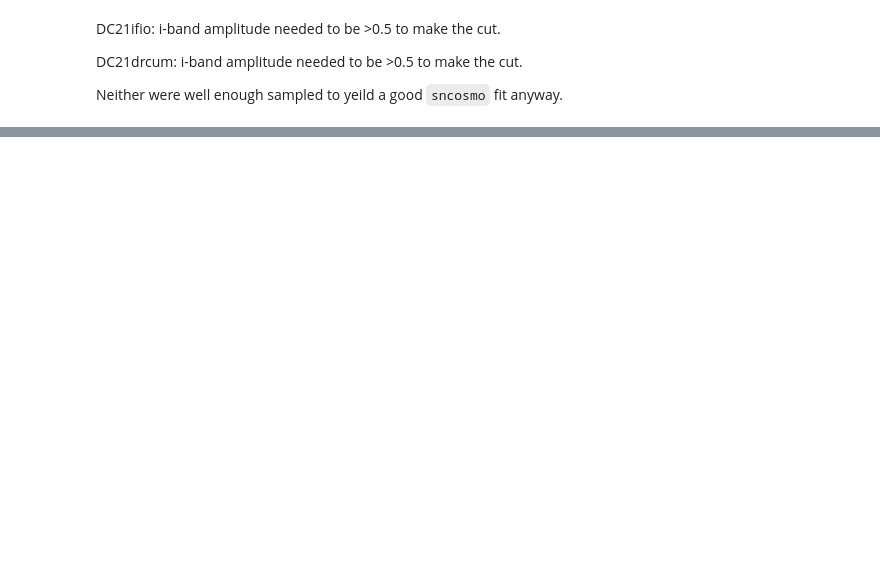
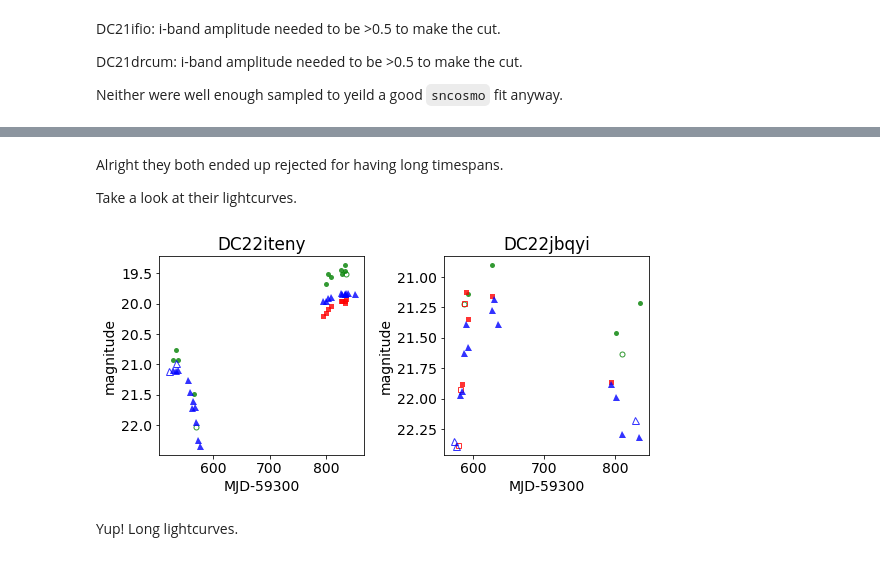
Before and after one commit to MelissaGraham/decam_ddf_tools, a Jupyter notebook: transients_science/SNIa/1_create_potential_snia_list.ipynb, the cells around one changed output, grey strips where cells are left out. Drawn from its saved outputs; the diff is of its cells as text; code cells hidden in the pictures; blank space fills up the shorter version.

```diff
--- a/transients_science/SNIa/1_create_potential_snia_list.ipynb
+++ b/transients_science/SNIa/1_create_potential_snia_list.ipynb
@@ -281,7 +295,8 @@ for x in range(len(sx)):
         plt.plot(candLC_mjd[cx0]-59300., candLC_mag[cx0],
                  all_fshapes[f], ms=all_fsizes[f], mew=0, alpha=0.8, color=all_fcolors[f], label=filt)
         plt.plot(candLC_mjd[cx1]-59300., candLC_mag[cx1],
-                 all_fshapes[f], ms=all_fsizes[f], mew=1, alpha=0.8, color='none', mec=all_fcolors[f], label=filt+' (R/B<0.4)')
+                 all_fshapes[f], ms=all_fsizes[f], mew=1, alpha=0.8, color='none', mec=all_fcolors[f],
+                 label=filt+' (R/B<0.4)')
         plt.plot(candLC_mjd[cx2]-59300., candLC_mag[cx2],
                  all_fshapes[f], ms=all_fsizes[f]-1, mew=0, alpha=0.4, color=all_fcolors[f])
         if f == 0:
@@ -407,0 +444,14 @@ Neither were well enough sampled to yeild a good `sncosmo` fit anyway.
+# %%
+for cand in ['DC22iteny', 'DC22jbqyi']:
+    cx = np.where(cand == paramLC_candid)[0]
+    if len(cx) == 1:
+        print(cand)
+        print('tspan   %4i %4i %4i %4i' % (paramLC_tspan[cx[0]], paramLC_tspan_g[cx[0]],
+                                           paramLC_tspan_r[cx[0]], paramLC_tspan_i[cx[0]]))
+        # print('minmag  %4.1f %4.1f %4.1f %4.1f' % (paramLC_minmag[cx[0]], paramLC_minmag_g[cx[0]],
+        #                                            paramLC_minmag_r[cx[0]], paramLC_minmag_i[cx[0]]))
+        print('amp     %4.2f %4.2f %4.2f %4.2f' % (paramLC_amp[cx[0]], paramLC_amp_g[cx[0]],
+                                                   paramLC_amp_r[cx[0]], paramLC_amp_i[cx[0]]))
+        print('neps    %4i %4i %4i %4i' % (paramLC_neps[cx[0]], paramLC_neps_g[cx[0]],
+                                           paramLC_neps_r[cx[0]], paramLC_neps_i[cx[0]]))
+        print(' ')
@@ -407,0 +468,29 @@ Neither were well enough sampled to yeild a good `sncosmo` fit anyway.
+# %% [markdown]
+Alright they both ended up rejected for having long timespans.
+
+Take a look at their lightcurves.
+# %%
+fig, ax = plt.subplots( 1, 2, figsize=(8, 4), sharex=False, sharey=False )
+
+for c, cand in enumerate(['DC22iteny', 'DC22jbqyi']):
+    for f,filt in enumerate(all_filters):
+        cx0 = np.where((candLC_candid == cand) & \
+                       (candLC_filter == filt) & (candLC_mrb > 0.4))[0]
+        cx1 = np.where((candLC_candid == cand) & \
+                       (candLC_filter == filt) & (candLC_mrb <= 0.4) & (candLC_lef == 0))[0]
+        ax[c].plot(candLC_mjd[cx0]-59300., candLC_mag[cx0],
+                     all_fshapes[f], ms=all_fsizes[f], mew=0, alpha=0.8, color=all_fcolors[f], label=filt)
+        ax[c].plot(candLC_mjd[cx1]-59300., candLC_mag[cx1],
+                     all_fshapes[f], ms=all_fsizes[f], mew=1, alpha=0.8, color='none', mec=all_fcolors[f])
+        del cx0, cx1
+    ax[c].invert_yaxis()
+    ax[c].set_ylabel('magnitude', fontsize=14)
+    ax[c].set_xlabel('MJD-59300', fontsize=14)
+    ax[c].set_title(cand)
+
+plt.tight_layout()
+plt.show()
+# %% [output]
+[figure, added]
+# %% [markdown]
+Yup! Long lightcurves.
```
Also changed, not shown: parts of 8 cells of this notebook, 40 other files.
